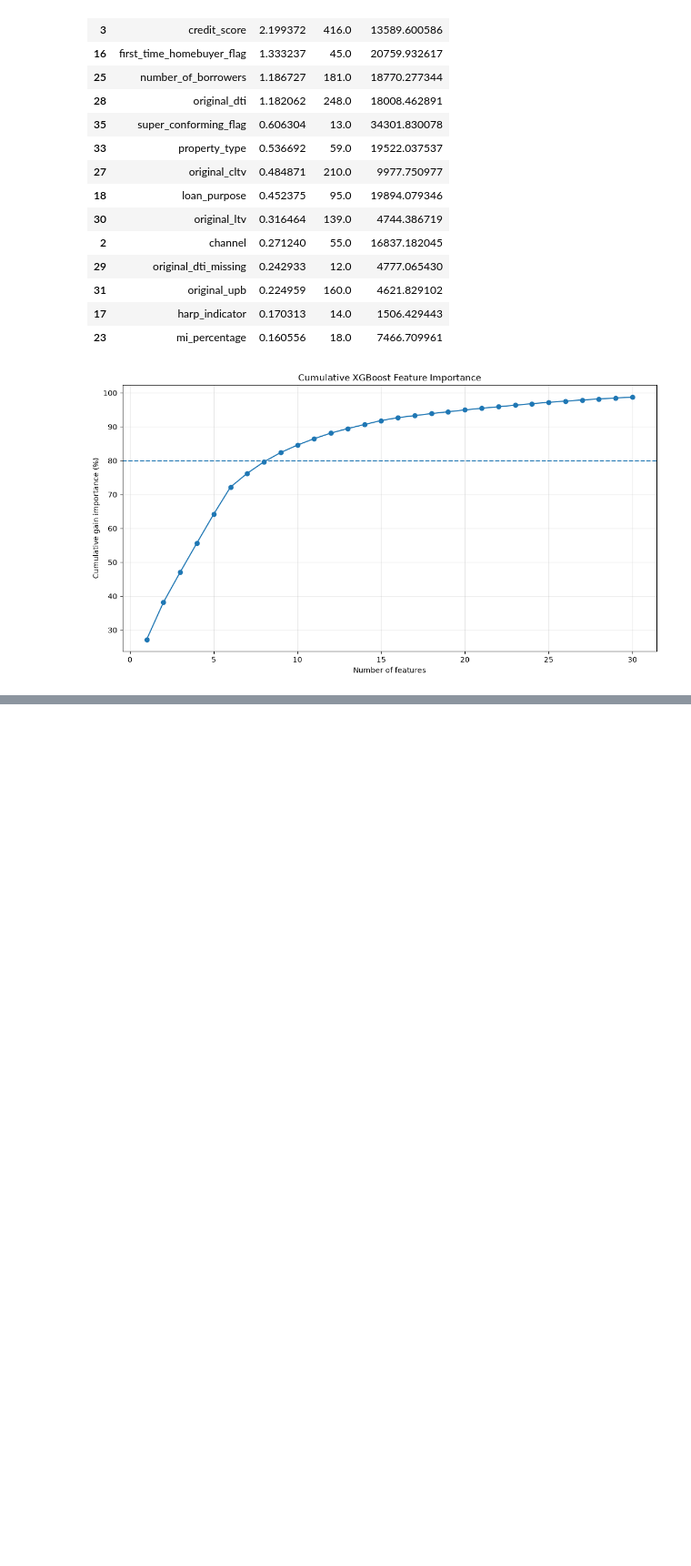
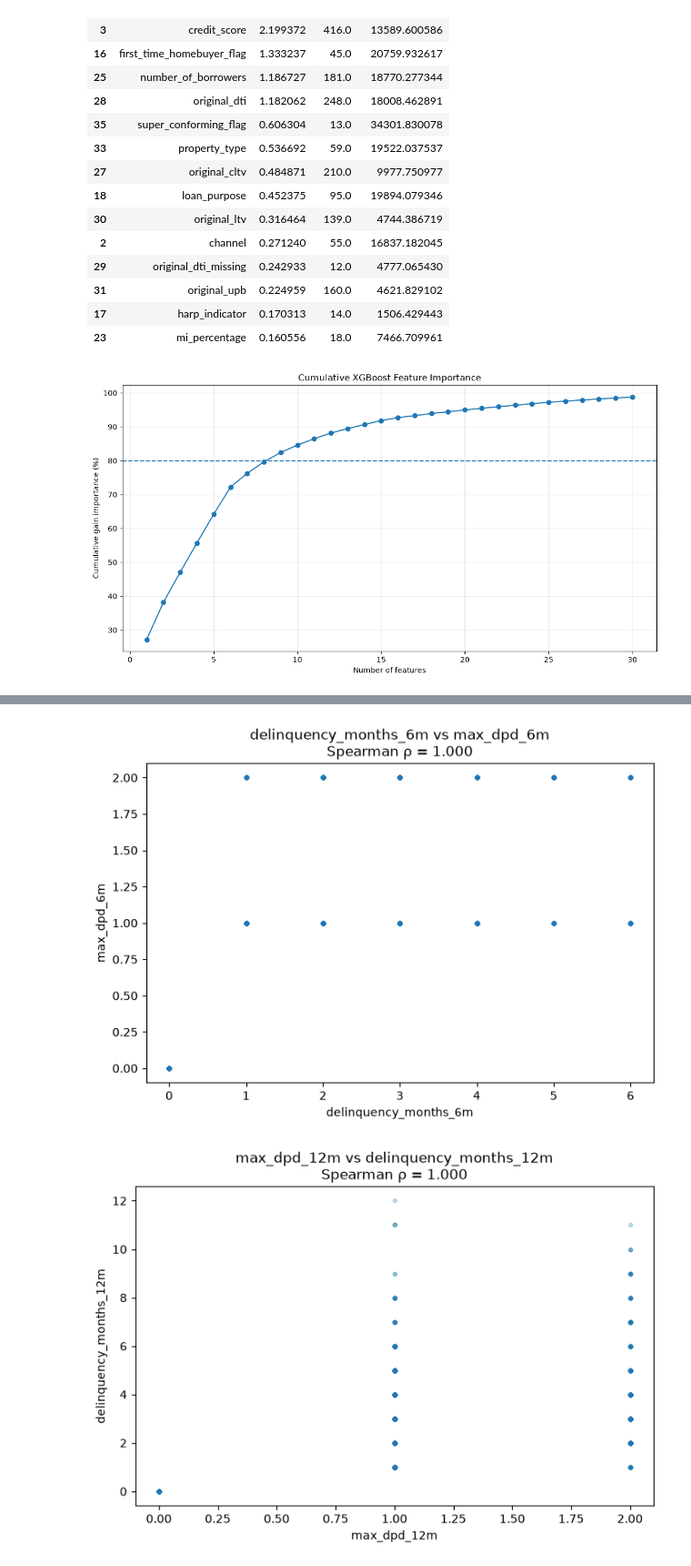
Before and after one commit to dhrumilvora/mortgage-credit-risk, a Jupyter notebook: notebooks/feature_importance_spark.ipynb, the cells around one changed output, grey strips where cells are left out. Shown at 91% size. Drawn from its saved outputs; the diff is of its cells as text; code cells hidden in the pictures; blank space fills up the shorter version.

```diff
--- a/notebooks/feature_importance_spark.ipynb
+++ b/notebooks/feature_importance_spark.ipynb
@@ -799,0 +1634,22 @@ importance_table
+# %%
+pairs = []
+
+if not numeric_corr.empty:
+    for i, feature_a in enumerate(numeric_corr.columns):
+        for feature_b in numeric_corr.columns[i + 1 :]:
+            value = numeric_corr.loc[feature_a, feature_b]
+            if pd.notna(value):
+                pairs.append(
+                    {
+                        "feature_1": feature_a,
+                        "feature_2": feature_b,
+                        "spearman_corr": value,
+                        "abs_corr": abs(value),
+                    }
+                )
+
+strong_pairs_df = (
+    pd.DataFrame(pairs).sort_values("abs_corr", ascending=False).reset_index(drop=True)
+)
+
+display(strong_pairs_df.head(30))
@@ -799,0 +1702,20 @@ importance_table
+# %%
+for _, row in strong_pairs_df.head(6).iterrows():
+    f1 = row["feature_1"]
+    f2 = row["feature_2"]
+
+    plot_df = oot_corr_pd[[f1, f2]].dropna()
+
+    if plot_df.empty:
+        continue
+
+    plt.figure(figsize=(7, 5))
+    plt.scatter(plot_df[f1], plot_df[f2], alpha=0.25, s=10)
+    plt.xlabel(f1)
+    plt.ylabel(f2)
+    plt.title(f"{f1} vs {f2}\nSpearman ρ = {row['spearman_corr']:.3f}")
+    plt.tight_layout()
+    plt.show()
+# %% [output]
+[figure, added]
+[figure, added]
```
Also changed, not shown: parts of 22 cells of this notebook, 9 other files.
